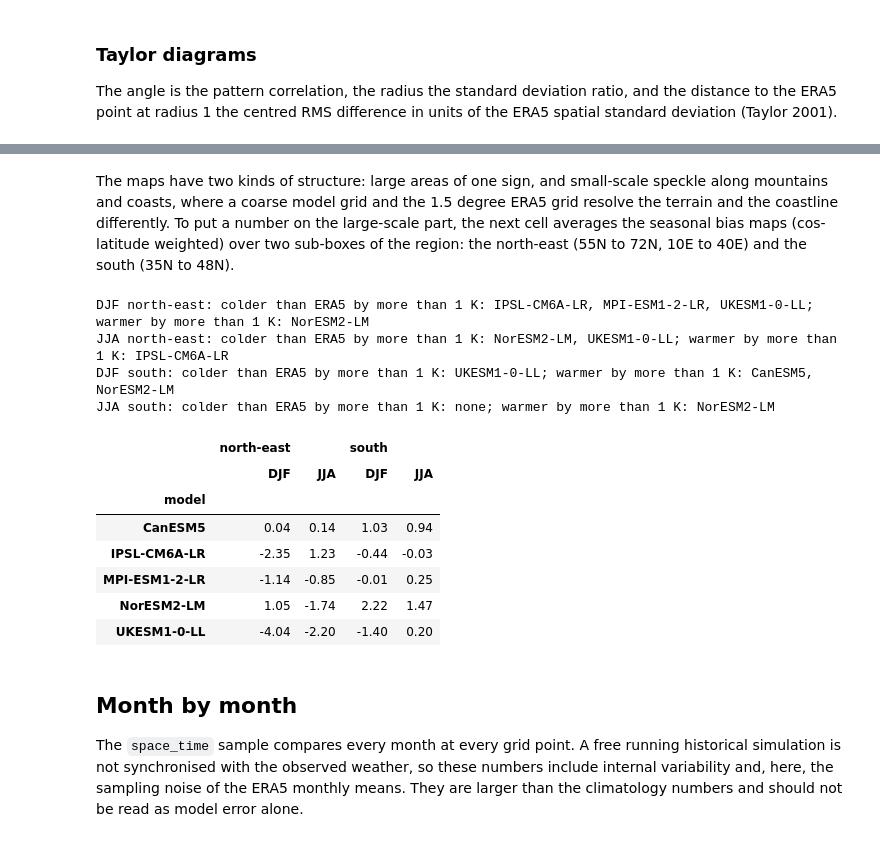
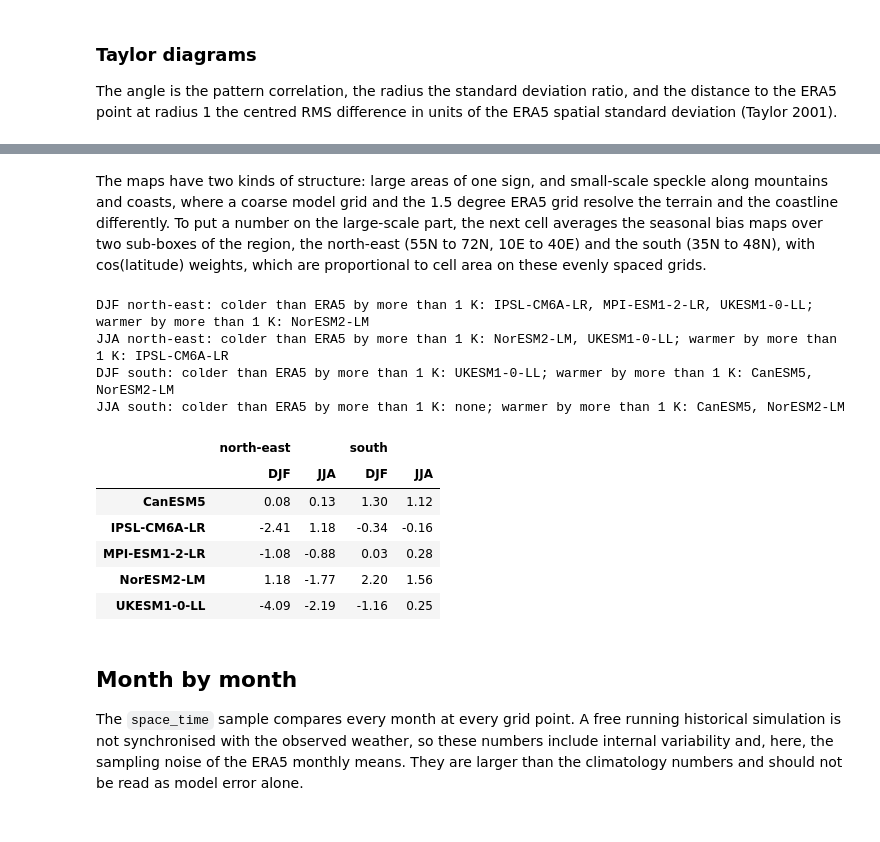
Before and after one commit to northflowlabs/climval, a Jupyter notebook: examples/era5_cmip6_europe.ipynb, the cells around one changed output, grey strips where cells are left out. Drawn from its saved outputs; the diff is of its cells as text; code cells hidden in the pictures.

```diff
--- a/examples/era5_cmip6_europe.ipynb
+++ b/examples/era5_cmip6_europe.ipynb
@@ -290,0 +278,6 @@ result
+# %%
+values = pd.concat(
+    [res.to_dataframe().assign(model=source) for source, res in results.items()],
+    ignore_index=True,
+)
+values.head()
@@ -297,13 +299,12 @@ space, with cos(latitude) weights. `pearson_r` is the pattern correlation,
 `crmse` the centred root mean square difference and `mean_bias` the
 area-weighted mean difference, model minus ERA5.
 # %%
-values = result.to_dataframe()
 clim = values[values["sample"] == "climatology"].pivot_table(
     index=["model", "group"], columns="metric", values="value"
 )
 seasons = ["DJF", "MAM", "JJA", "SON", "all"]
 taylor = clim[["mean_bias", "rmse", "crmse", "pearson_r", "std_ratio"]].reindex(
-    pd.MultiIndex.from_product([list(aligned), seasons], names=["model", "group"])
+    pd.MultiIndex.from_product([list(results), seasons], names=["model", "group"])
 )
 taylor.round(3)
 # %% [output]
@@ -372,7 +373,7 @@ for ax, season in zip(axes, ["DJF", "MAM", "JJA", "SON"]):
     cs = ax.contour(th, rr, crms, levels=[0.2, 0.4, 0.6], colors="#9a9a96", linewidths=0.8)
     ax.clabel(cs, fontsize=7, fmt="%.1f")
     ax.plot(0, 1, marker="*", markersize=12, color="#0b0b0b", zorder=5)
-    for i, model in enumerate(aligned):
+    for i, model in enumerate(results):
         row = taylor.loc[(model, season)]
         ax.plot(np.arccos(row.pearson_r), row.std_ratio, marker=MARKERS[i], markersize=8,
                 color=COLOURS[i], markeredgecolor="white", markeredgewidth=1.0, linestyle="none",
@@ -398,5 +400,5 @@ The grey line is the ERA5 land-sea boundary on the same 1.5 degree grid.
 # %%
-maps = result.field("time")["mean_bias"]
+maps = {source: res.field("time")["mean_bias"] for source, res in results.items()}
 lsm = era5["land_sea_mask"]
 if "time" in lsm.dims:
     lsm = lsm.isel(time=0)
@@ -406,9 +408,9 @@ lsm = lsm.sel(latitude=slice(35, 72), longitude=slice(-10, 40)).load().transpose
 limit = 6.0
 fig, axes = plt.subplots(2, 5, figsize=(16, 6.2), sharex=True, sharey=True)
 for row, season in enumerate(["DJF", "JJA"]):
-    for col, model in enumerate(aligned):
+    for col, model in enumerate(results):
         ax = axes[row, col]
-        field = maps.sel(group=season, model=model)
+        field = maps[model].sel(group=season)
         mesh = ax.pcolormesh(field.lon, field.lat, field.transpose("lat", "lon"),
                              cmap="RdBu_r", vmin=-limit, vmax=limit, shading="nearest")
         ax.contour(lsm.longitude, lsm.latitude, lsm, levels=[0.5], colors="#5f5e5a", linewidths=0.7)
@@ -441,39 +452,45 @@ The maps have two kinds of structure: large areas of one sign, and
 small-scale speckle along mountains and coasts, where a coarse model grid
 and the 1.5 degree ERA5 grid resolve the terrain and the coastline
 differently. To put a number on the large-scale part, the next cell averages
-the seasonal bias maps (cos-latitude weighted) over two sub-boxes of the
-region: the north-east (55N to 72N, 10E to 40E) and the south (35N to 48N).
+the seasonal bias maps over two sub-boxes of the region, the north-east (55N
+to 72N, 10E to 40E) and the south (35N to 48N), with cos(latitude) weights,
+which are proportional to cell area on these evenly spaced grids.
 # %%
-weights = np.cos(np.deg2rad(maps.lat))
 parts = {
-    "north-east": maps.sel(lat=slice(55, 72), lon=slice(10, 40)),
-    "south": maps.sel(lat=slice(35, 48)),
+    "north-east": dict(lat=slice(55, 72), lon=slice(10, 40)),
+    "south": dict(lat=slice(35, 48)),
 }
 sub_means = pd.DataFrame(
     {
-        (name, season): part.sel(group=season).weighted(weights).mean(["lat", "lon"]).to_pandas()
-        for name, part in parts.items()
+        (name, season): {
+            source: float(
+                m.sel(group=season, **box)
+                .weighted(np.cos(np.deg2rad(m.lat.sel(lat=box["lat"]))))
+                .mean(["lat", "lon"])
+            )
+            for source, m in maps.items()
+        }
+        for name, box in parts.items()
         for season in ["DJF", "JJA"]
     }
 )
 for (name, season), column in sub_means.items():
     cold = ", ".join(column[column < -1].index) or "none"
     warm = ", ".join(column[column > 1].index) or "none"
     print(f"{season} {name}: colder than ERA5 by more than 1 K: {cold}; warmer by more than 1 K: {warm}")
 sub_means.round(2)
 # %% [output]
 DJF north-east: colder than ERA5 by more than 1 K: IPSL-CM6A-LR, MPI-ESM1-2-LR, UKESM1-0-LL; warmer by more than 1 K: NorESM2-LM
 JJA north-east: colder than ERA5 by more than 1 K: NorESM2-LM, UKESM1-0-LL; warmer by more than 1 K: IPSL-CM6A-LR
 DJF south: colder than ERA5 by more than 1 K: UKESM1-0-LL; warmer by more than 1 K: CanESM5, NorESM2-LM
-JJA south: colder than ERA5 by more than 1 K: none; warmer by more than 1 K: NorESM2-LM
+JJA south: colder than ERA5 by more than 1 K: none; warmer by more than 1 K: CanESM5, NorESM2-LM
 |  | north-east |  | south |  |
 |  | DJF | JJA | DJF | JJA |
-| model |  |  |  |  |
-| CanESM5 | 0.04 | 0.14 | 1.03 | 0.94 |
-| IPSL-CM6A-LR | -2.35 | 1.23 | -0.44 | -0.03 |
-| MPI-ESM1-2-LR | -1.14 | -0.85 | -0.01 | 0.25 |
-| NorESM2-LM | 1.05 | -1.74 | 2.22 | 1.47 |
-| UKESM1-0-LL | -4.04 | -2.20 | -1.40 | 0.20 |
+| CanESM5 | 0.08 | 0.13 | 1.30 | 1.12 |
+| IPSL-CM6A-LR | -2.41 | 1.18 | -0.34 | -0.16 |
+| MPI-ESM1-2-LR | -1.08 | -0.88 | 0.03 | 0.28 |
+| NorESM2-LM | 1.18 | -1.77 | 2.20 | 1.56 |
+| UKESM1-0-LL | -4.09 | -2.19 | -1.16 | 0.25 |
 # %% [markdown]
 ## Month by month
 
```
Also changed, not shown: parts of 23 cells of this notebook, 1 other file.
